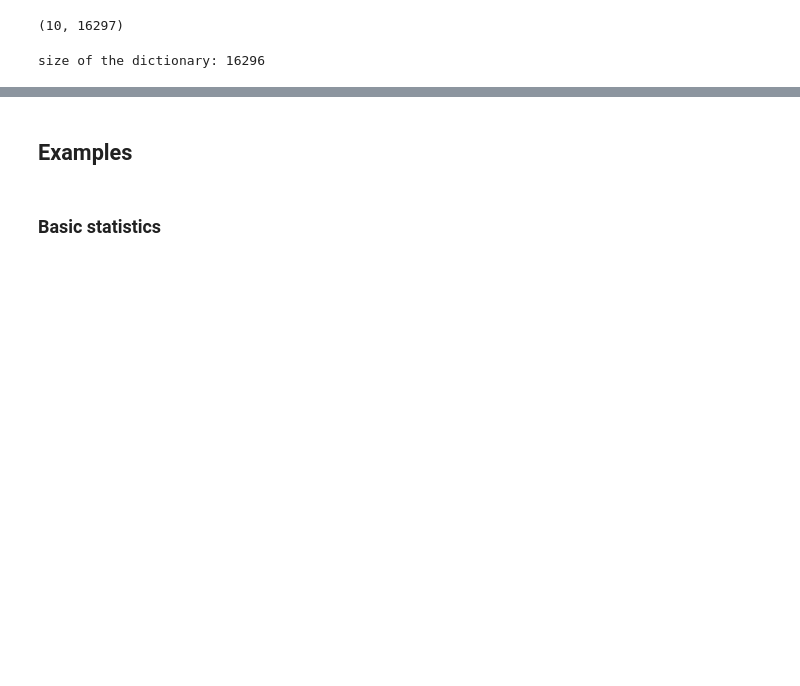
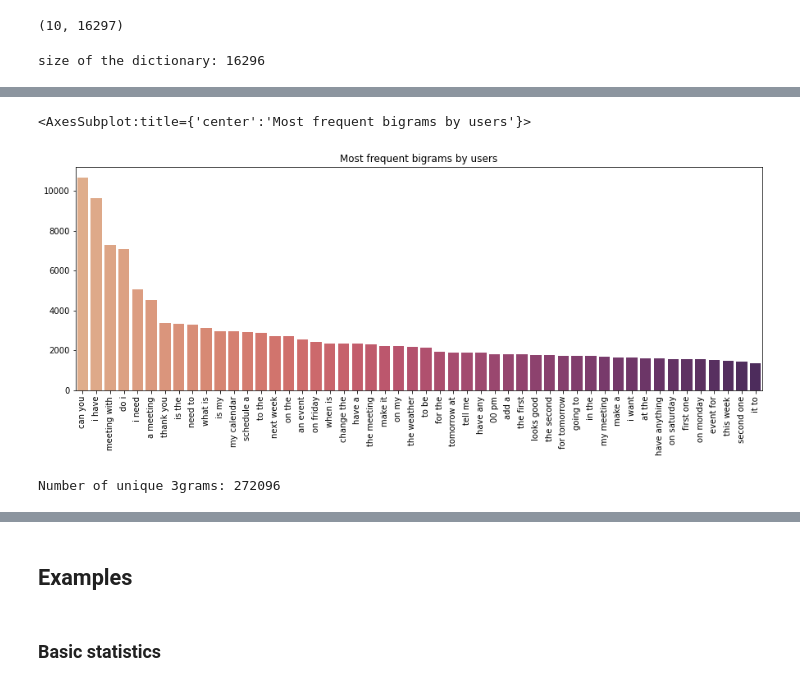
Before and after one commit to Balazska/DaDTeam, a Jupyter notebook: DaDTeam_milestone_I.ipynb, the cells around one changed output, grey strips where cells are left out. Drawn from its saved outputs; the diff is of its cells as text; code cells hidden in the pictures; blank space fills up the shorter version.

```diff
--- a/DaDTeam_milestone_I.ipynb
+++ b/DaDTeam_milestone_I.ipynb
@@ -236,0 +256,10 @@ size of the dictionary: 16296
+# %%
+def calculate_ngrams_and_freq(tokenized_dataset, ngram_size):
+    """
+    Create the list of all ngrams, n is given as parameter called ngram_size
+    Calculate the frequencies of the ngrams
+    """
+    token_sequences_ngrams = flatten_nested_list([tf.strings.ngrams(seq, ngram_size).numpy() for seq in tokenized_dataset])
+    token_sequences_ngrams = [x.decode('utf-8') for x in token_sequences_ngrams]
+    sorted_ngram_freq = calculate_freq_list(token_sequences_ngrams)
+    return token_sequences_ngrams, sorted_ngram_freq
@@ -236,0 +295,13 @@ size of the dictionary: 16296
+# %%
+plt.figure(figsize=(15,5))
+plt.xticks(rotation=90)
+plt.title("Most frequent bigrams by users")
+sns.barplot(x=list(sorted_ngram_freq.keys())[:50], y = list(sorted_ngram_freq.values())[:50], palette="flare")
+# %% [output]
+<AxesSubplot:title={'center':'Most frequent bigrams by users'}>
+[figure, added]
+# %%
+token_sequences_ngrams, sorted_ngram_freq = calculate_ngrams_and_freq(token_sequences, 3)
+print("Number of unique 3grams:", len(sorted_ngram_freq))
+# %% [output]
+Number of unique 3grams: 272096
```
Also changed, not shown: parts of 17 cells of this notebook.
